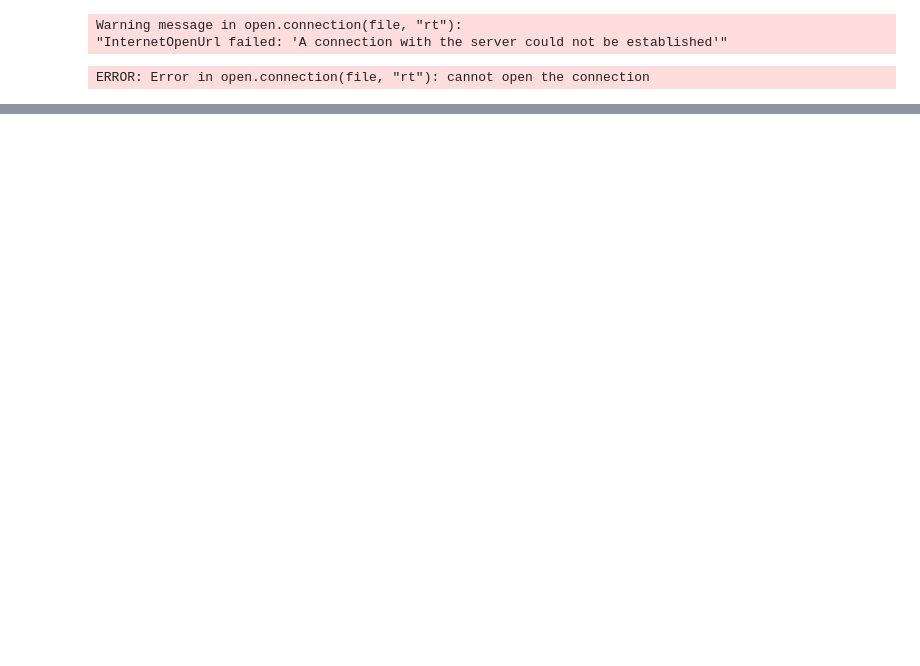
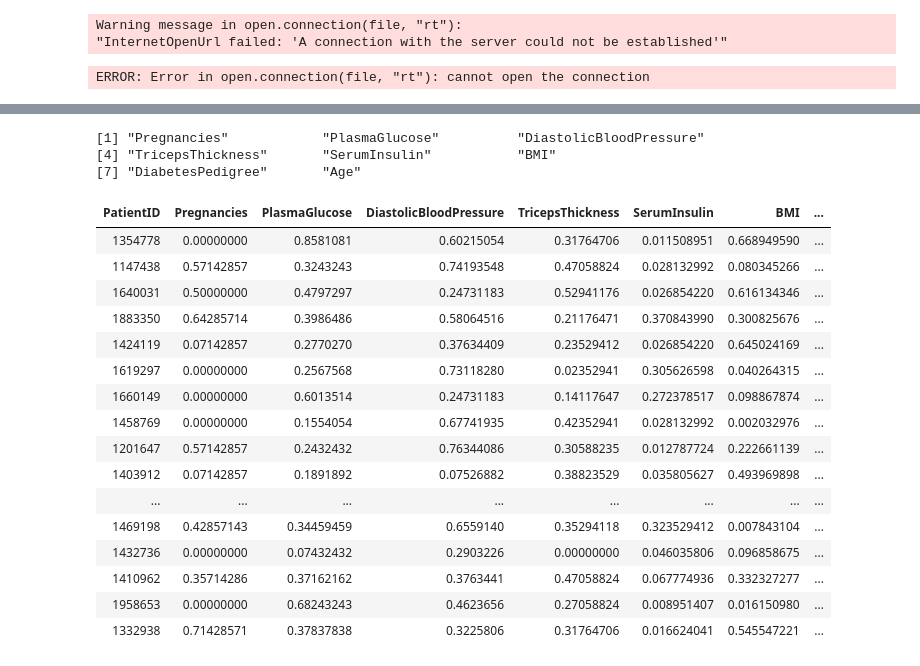
Before and after one commit to josephwanyoike274/Projects, a Jupyter notebook: Machine-Learning-Projects/Related-To-Health/Diabetes-Classification/R/Diabetes-Classification.ipynb, the cells around one changed output, grey strips where cells are left out. Saved outputs shown, nothing was run; the diff lists cells and outputs as text; code cells hidden in the pictures; blank space fills up the shorter version.

Commit message:
data preprocess

```diff
--- a/Machine-Learning-Projects/Related-To-Health/Diabetes-Classification/R/Diabetes-Classification.ipynb
+++ b/Machine-Learning-Projects/Related-To-Health/Diabetes-Classification/R/Diabetes-Classification.ipynb
@@ -105,0 +111,32 @@ ERROR: Error in open.connection(file, "rt"): cannot open the connection
+# %%
+columns_to_normalize <- c("Pregnancies", "PlasmaGlucose", "DiastolicBloodPressure", "TricepsThickness", "SerumInsulin", "BMI", "DiabetesPedigree", "Age")
+# %%
+columns_to_normalize
+# %% [output]
+[1] "Pregnancies"            "PlasmaGlucose"          "DiastolicBloodPressure"
+[4] "TricepsThickness"       "SerumInsulin"           "BMI"
+[7] "DiabetesPedigree"       "Age"
+# %%
+preprocess_recipe <- preProcess(data[columns_to_normalize], method = "range")
+# %%
+normalized_data <- predict(preprocess_recipe, newdata = data)
+# %%
+normalized_data
+# %% [output]
+| PatientID | Pregnancies | PlasmaGlucose | DiastolicBloodPressure | TricepsThickness | SerumInsulin | BMI | ... |
+| 1354778 | 0.00000000 | 0.8581081 | 0.60215054 | 0.31764706 | 0.011508951 | 0.668949590 | ... |
+| 1147438 | 0.57142857 | 0.3243243 | 0.74193548 | 0.47058824 | 0.028132992 | 0.080345266 | ... |
+| 1640031 | 0.50000000 | 0.4797297 | 0.24731183 | 0.52941176 | 0.026854220 | 0.616134346 | ... |
+| 1883350 | 0.64285714 | 0.3986486 | 0.58064516 | 0.21176471 | 0.370843990 | 0.300825676 | ... |
+| 1424119 | 0.07142857 | 0.2770270 | 0.37634409 | 0.23529412 | 0.026854220 | 0.645024169 | ... |
+| 1619297 | 0.00000000 | 0.2567568 | 0.73118280 | 0.02352941 | 0.305626598 | 0.040264315 | ... |
+| 1660149 | 0.00000000 | 0.6013514 | 0.24731183 | 0.14117647 | 0.272378517 | 0.098867874 | ... |
+| 1458769 | 0.00000000 | 0.1554054 | 0.67741935 | 0.42352941 | 0.028132992 | 0.002032976 | ... |
+| 1201647 | 0.57142857 | 0.2432432 | 0.76344086 | 0.30588235 | 0.012787724 | 0.222661139 | ... |
+| 1403912 | 0.07142857 | 0.1891892 | 0.07526882 | 0.38823529 | 0.035805627 | 0.493969898 | ... |
+| ... | ... | ... | ... | ... | ... | ... | ... |
+| 1469198 | 0.42857143 | 0.34459459 | 0.6559140 | 0.35294118 | 0.323529412 | 0.007843104 | ... |
+| 1432736 | 0.00000000 | 0.07432432 | 0.2903226 | 0.00000000 | 0.046035806 | 0.096858675 | ... |
+| 1410962 | 0.35714286 | 0.37162162 | 0.3763441 | 0.47058824 | 0.067774936 | 0.332327277 | ... |
+| 1958653 | 0.00000000 | 0.68243243 | 0.4623656 | 0.27058824 | 0.008951407 | 0.016150980 | ... |
+| 1332938 | 0.71428571 | 0.37837838 | 0.3225806 | 0.31764706 | 0.016624041 | 0.545547221 | ... |
```
Also changed, not shown: parts of 5 cells of this notebook, 1 other file.
